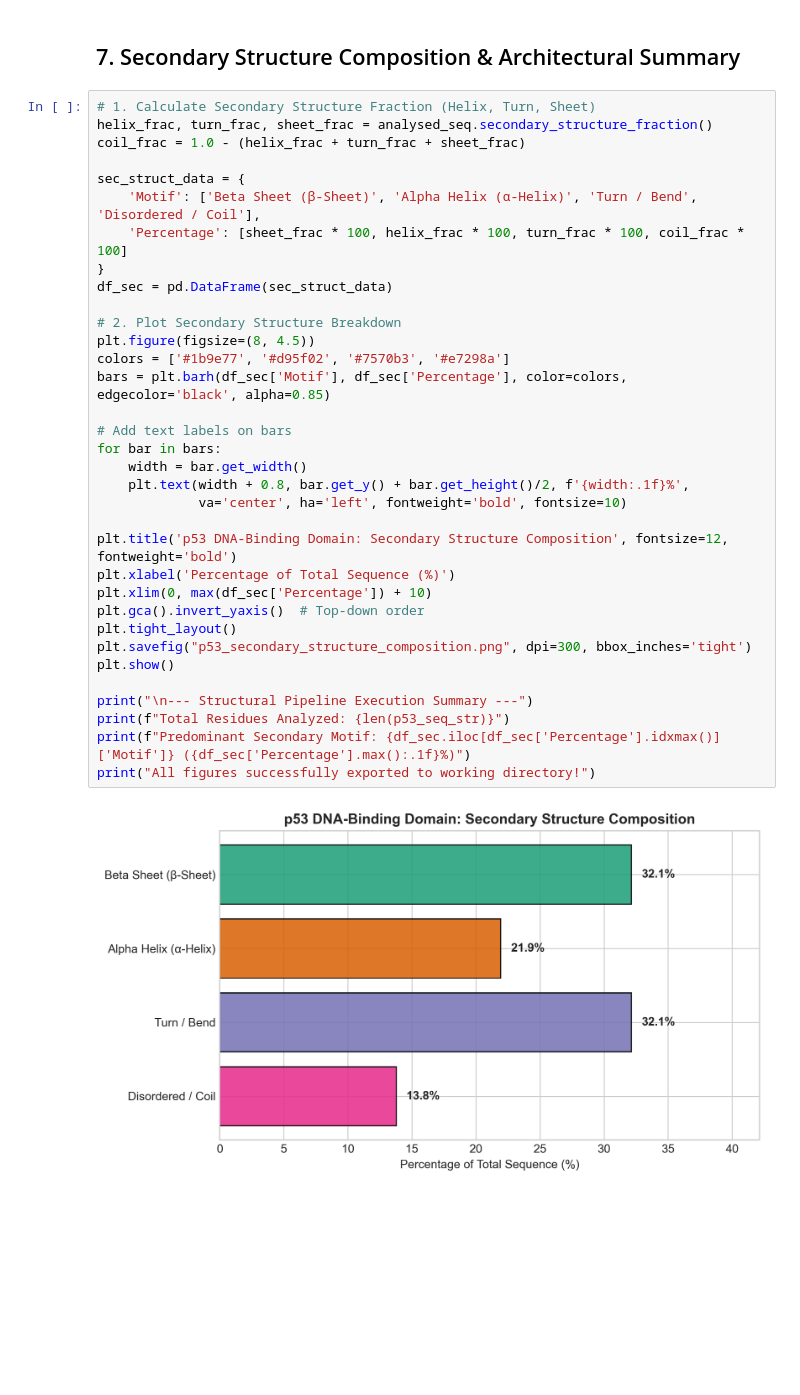
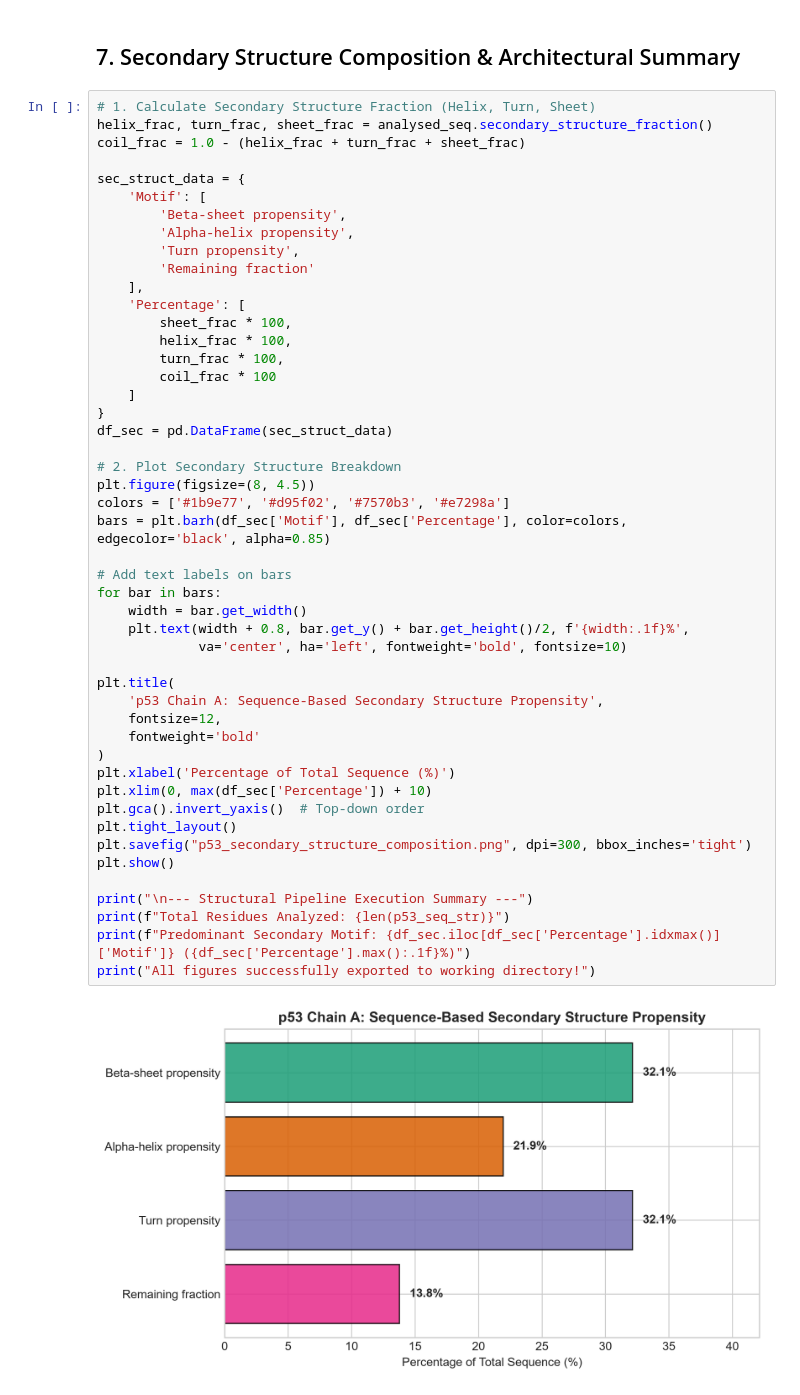
Before and after one commit to stephfn/protein-structure-folding-pipeline, a Jupyter notebook: 01_sequence_to_3d_structure.ipynb, the cells around one changed output. Drawn from its saved outputs; the diff is of its cells as text; blank space fills up the shorter version.

```diff
--- a/01_sequence_to_3d_structure.ipynb
+++ b/01_sequence_to_3d_structure.ipynb
@@ -220,36 +264,50 @@ Maximum packed residue: Residue 42 (17 contacts)
 helix_frac, turn_frac, sheet_frac = analysed_seq.secondary_structure_fraction()
 coil_frac = 1.0 - (helix_frac + turn_frac + sheet_frac)
 
 sec_struct_data = {
-    'Motif': ['Beta Sheet (β-Sheet)', 'Alpha Helix (α-Helix)', 'Turn / Bend', 'Disordered / Coil'],
-    'Percentage': [sheet_frac * 100, helix_frac * 100, turn_frac * 100, coil_frac * 100]
+    'Motif': [
+        'Beta-sheet propensity',
+        'Alpha-helix propensity',
+        'Turn propensity',
+        'Remaining fraction'
+    ],
+    'Percentage': [
+        sheet_frac * 100,
+        helix_frac * 100,
+        turn_frac * 100,
+        coil_frac * 100
+    ]
 }
 df_sec = pd.DataFrame(sec_struct_data)
 
 # 2. Plot Secondary Structure Breakdown
 plt.figure(figsize=(8, 4.5))
 colors = ['#1b9e77', '#d95f02', '#7570b3', '#e7298a']
 bars = plt.barh(df_sec['Motif'], df_sec['Percentage'], color=colors, edgecolor='black', alpha=0.85)
 
 # Add text labels on bars
 for bar in bars:
     width = bar.get_width()
     plt.text(width + 0.8, bar.get_y() + bar.get_height()/2, f'{width:.1f}%',
              va='center', ha='left', fontweight='bold', fontsize=10)
 
-plt.title('p53 DNA-Binding Domain: Secondary Structure Composition', fontsize=12, fontweight='bold')
+plt.title(
+    'p53 Chain A: Sequence-Based Secondary Structure Propensity',
+    fontsize=12,
+    fontweight='bold'
+)
 plt.xlabel('Percentage of Total Sequence (%)')
 plt.xlim(0, max(df_sec['Percentage']) + 10)
 plt.gca().invert_yaxis()  # Top-down order
 plt.tight_layout()
 plt.savefig("p53_secondary_structure_composition.png", dpi=300, bbox_inches='tight')
 plt.show()
 
 print("\n--- Structural Pipeline Execution Summary ---")
 print(f"Total Residues Analyzed: {len(p53_seq_str)}")
 print(f"Predominant Secondary Motif: {df_sec.iloc[df_sec['Percentage'].idxmax()]['Motif']} ({df_sec['Percentage'].max():.1f}%)")
 print("All figures successfully exported to working directory!")
 # %% [output]
-[figure, old version]
+[figure, new version]
 --- Structural Pipeline Execution Summary ---
 Total Residues Analyzed: 196
```
Also changed, not shown: parts of 11 cells of this notebook, 5 other files.
